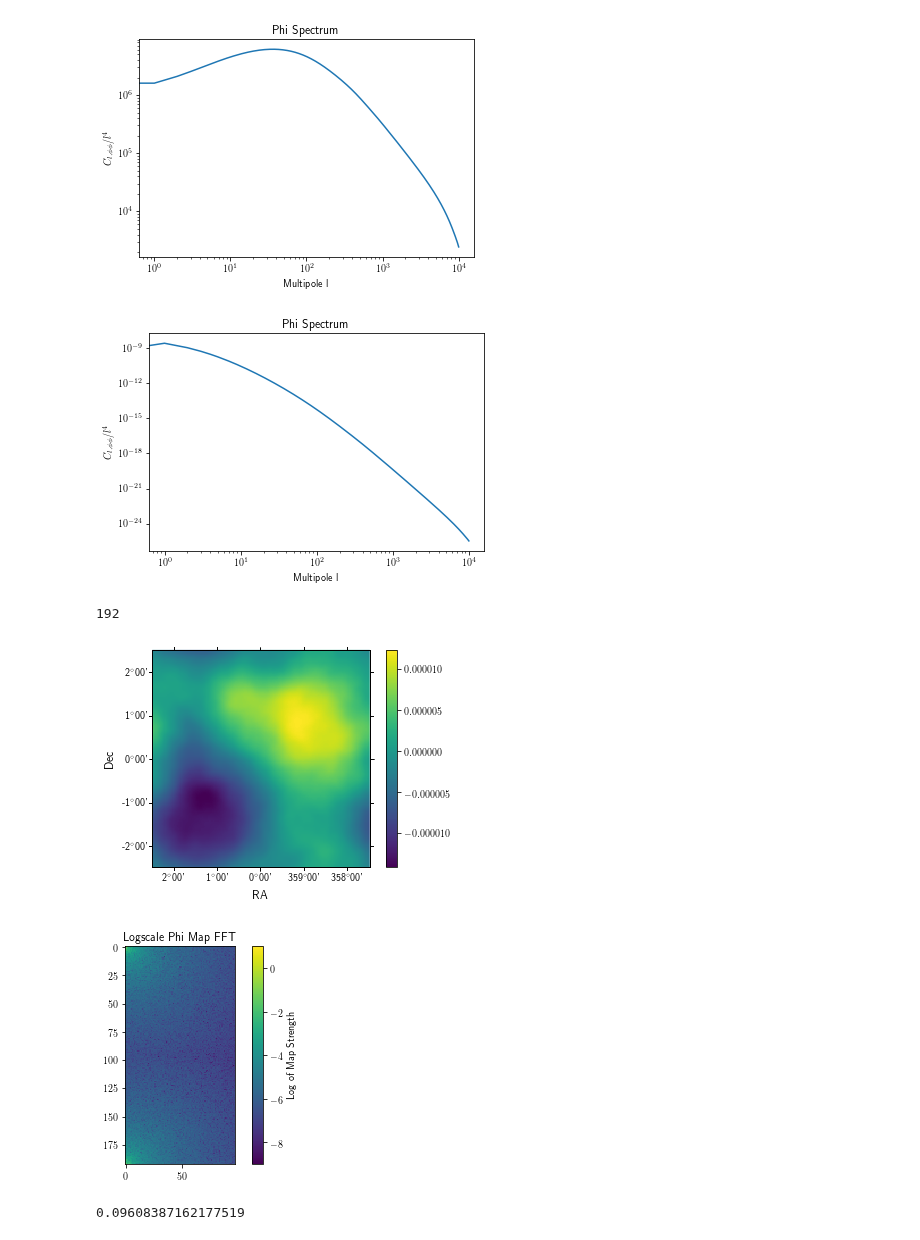
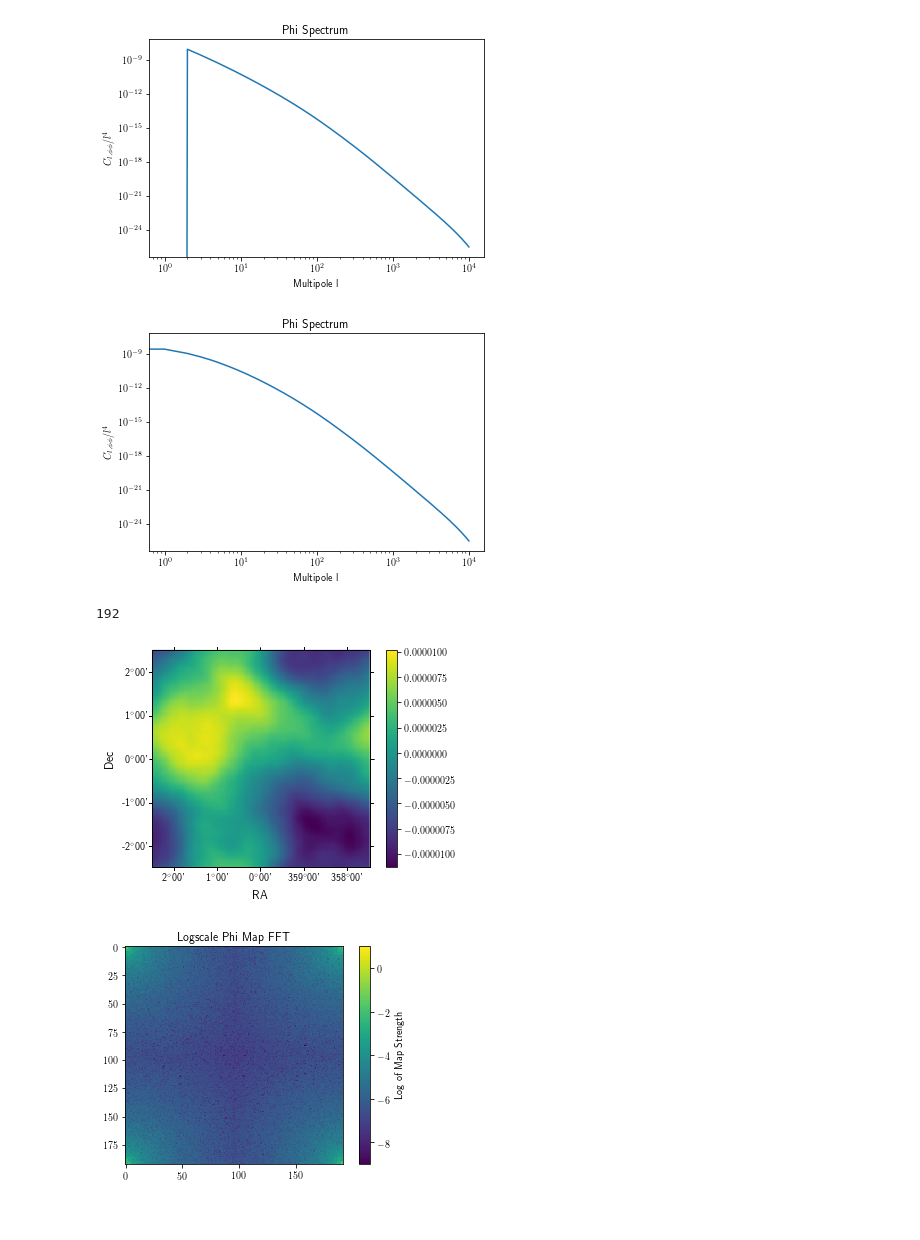
Before and after one commit to deepskies/DeepCMBsim, a Jupyter notebook: Phi Maps.ipynb, the cells around one changed output. Drawn from its saved outputs; the diff is of its cells as text; code cells hidden in the pictures.

```diff
--- a/Phi Maps.ipynb
+++ b/Phi Maps.ipynb
@@ -150,7 +53,10 @@ clTE = clTEa /((l*(l+1)/(2*np.pi))) # Simple power-law power-spectrum
 clPP = clPPa / (l**4 * (2.726 * 1e6)**2) # Simple power-law power-spectrum, @vis: creates the 1D spectrum to draw from
 clPT = clPTa / (l**4) # Simple power-law power-spectrum
 cl_input = [clTT, clEE, clTE, clPP, clPT]
-clPP[0] = 0 #Testing setting the 0-mode to 0 to change the overall strength of the map
+#clPP[0] = 0 #Testing setting the 0-mode to 0 to change the overall strength of the map
+# %%
+#Adding 0's for the synfast_flat function to set the amplitude for the 0-mode and 1-mode to nothing
+clPP_0 = np.concatenate(([0,0],clPP))
 # %%
 # Nord: what are the units on these axes?
 #X-axis is l, Y-axis I don't think has units?
@@ -158,14 +64,14 @@ clPP[0] = 0 #Testing setting the 0-mode to 0 to change the overall strength of t
 
 
 plt.rc('text', usetex = True)
-plt.plot(clPPa)
+plt.plot(clPP_0)
 plt.title("Phi Spectrum")
 plt.xlabel("Multipole l")
 plt.ylabel("$C_{l, \phi \phi}/l^4$")
 plt.xscale("log")
 plt.yscale("log")
 # %% [output]
-[figure, old version]
+[figure, new version]
 # %%
 # Nord: what are the units on these axes?
 #X-axis is l, Y-axis I don't think has units?
@@ -180,7 +86,7 @@ plt.ylabel("$C_{l, \phi \phi}/l^4$")
 plt.xscale("log")
 plt.yscale("log")
 # %% [output]
-[figure, old version]
+[figure, new version]
 # %%
 # Create the empty map object with the resolution that we want
 # Set parameters for empy map with resolution
@@ -213,25 +124,22 @@ fmi = fm.FlatMapInfo(w, nx=nx, ny=ny, lx=side, ly=side)
 # %%
 # Q: What is the math related to this?
 #SAU: I don't know, I can look into it though
-phi_map = nmt.synfast_flat(int(fmi.nx),int(fmi.ny),fmi.lx_rad,fmi.ly_rad, [clPP],[0], seed = 0)
+phi_map = nmt.synfast_flat(int(fmi.nx),int(fmi.ny),fmi.lx_rad,fmi.ly_rad, [clPP_0],[0], seed = 0)
 # %%
 fmi.view_map(phi_map[0].flatten())
 # %% [output]
-[figure, old version]
+[figure, new version]
 # %%
-phi_map_fft = np.fft.rfft2(phi_map[0])
+#This needs to be an rfft for the actual analysis and a complex fft for estimating spectra
+phi_map_fft = np.fft.fft2(phi_map[0])
 
 minimum = np.amin(abs(phi_map_fft))
 maximum = np.amax(abs(phi_map_fft))
 
 plt.imshow(np.log10(np.abs(phi_map_fft)), vmin=-9, vmax=1)
 plt.colorbar(label="Log of Map Strength")
 plt.title("Logscale Phi Map FFT")
 
 np.save("phi_map_fft_0-mode", phi_map_fft)
 # %% [output]
-[figure, old version]
+[figure, new version]
-# %%
-np.amax(abs(phi_map_fft))
-# %% [output]
-0.09608387162177519
```
Also changed, not shown: parts of 15 cells of this notebook.
